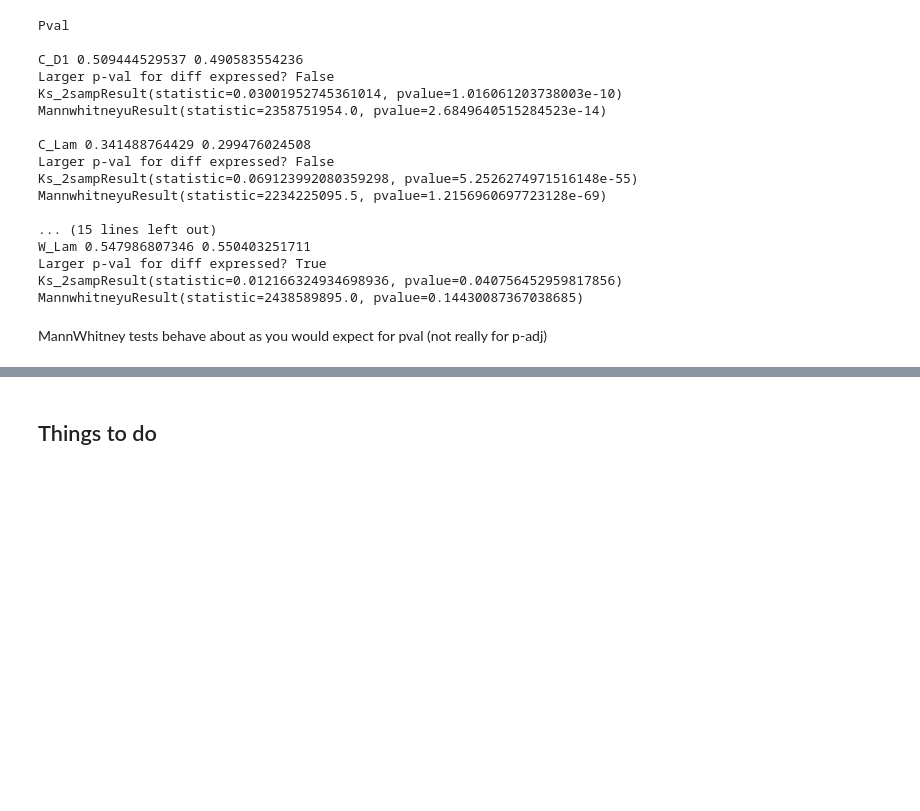
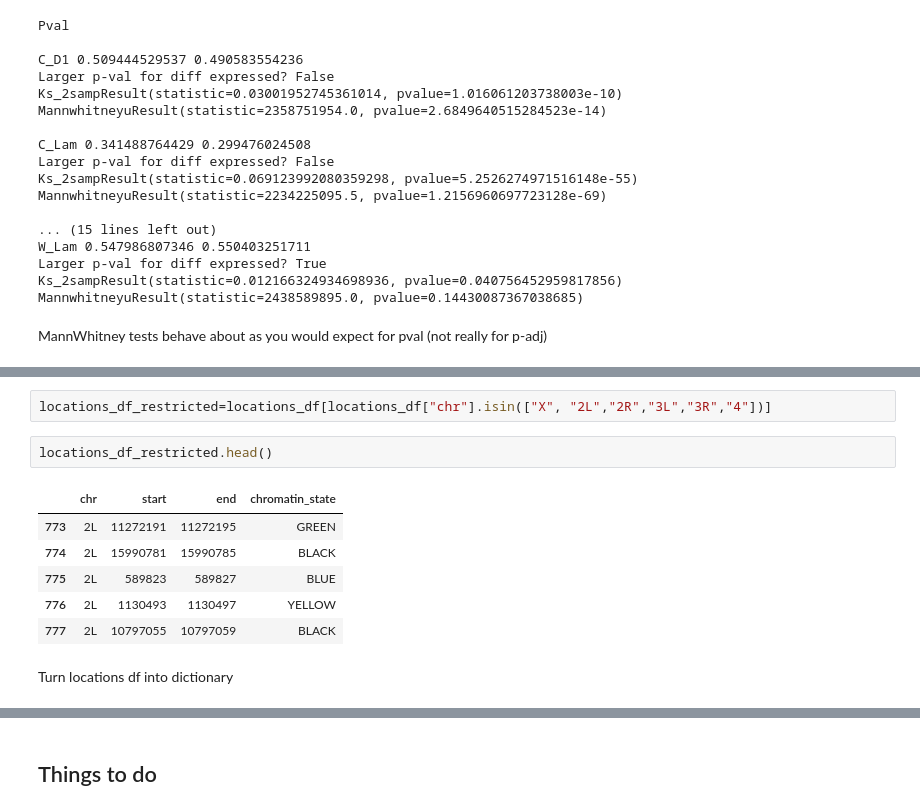
Before and after one commit to leandraking/SacktonProject, a Jupyter notebook: 20160731_Correlating_diff_expression_and_diff_binding.ipynb, the cells around one changed output, grey strips where cells are left out. Cells and saved outputs as stored; diff of their text form; blank space fills up the shorter version.

```diff
--- a/20160731_Correlating_diff_expression_and_diff_binding.ipynb
+++ b/20160731_Correlating_diff_expression_and_diff_binding.ipynb
@@ -352,0 +421,13 @@ MannWhitney tests behave about as you would expect for pval (not really for p-ad
+# %%
+locations_df_restricted=locations_df[locations_df["chr"].isin(["X", "2L","2R","3L","3R","4"])]
+# %%
+locations_df_restricted.head()
+# %% [output]
+|  | chr | start | end | chromatin_state |
+| 773 | 2L | 11272191 | 11272195 | GREEN |
+| 774 | 2L | 15990781 | 15990785 | BLACK |
+| 775 | 2L | 589823 | 589827 | BLUE |
+| 776 | 2L | 1130493 | 1130497 | YELLOW |
+| 777 | 2L | 10797055 | 10797059 | BLACK |
+# %% [markdown]
+Turn locations df into dictionary
```
Also changed, not shown: parts of 16 cells of this notebook.
